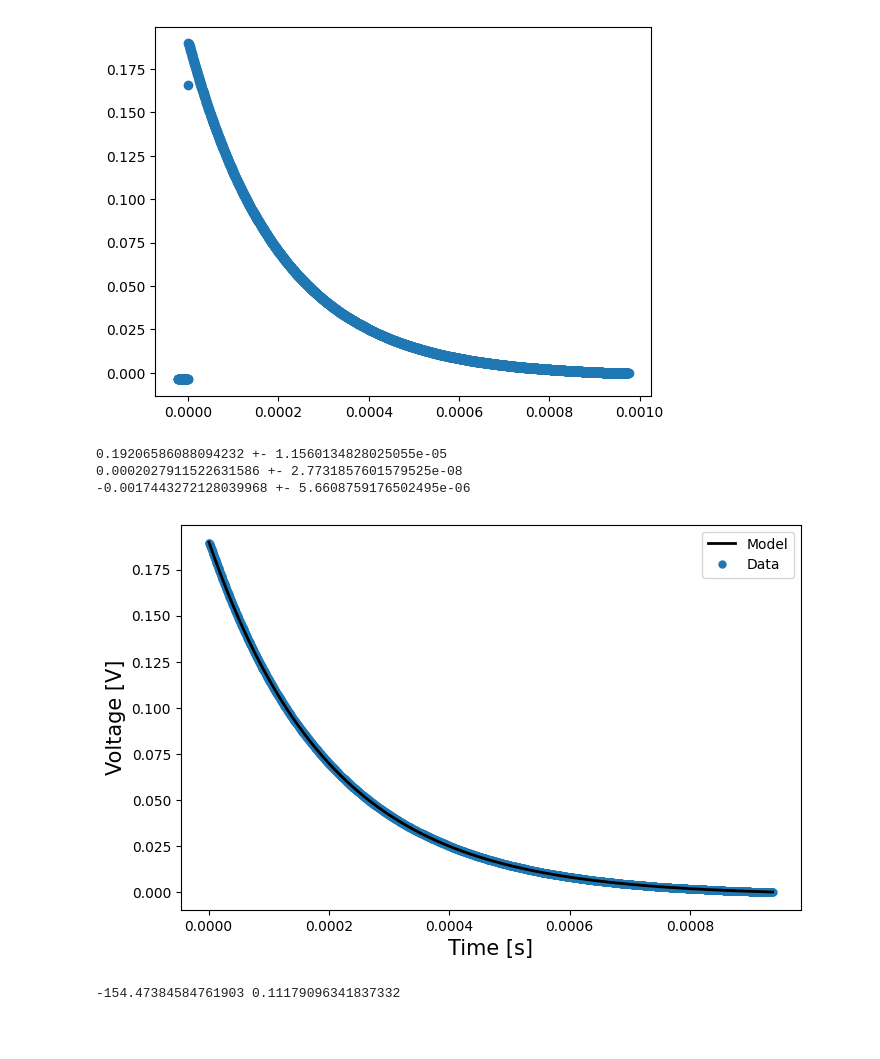
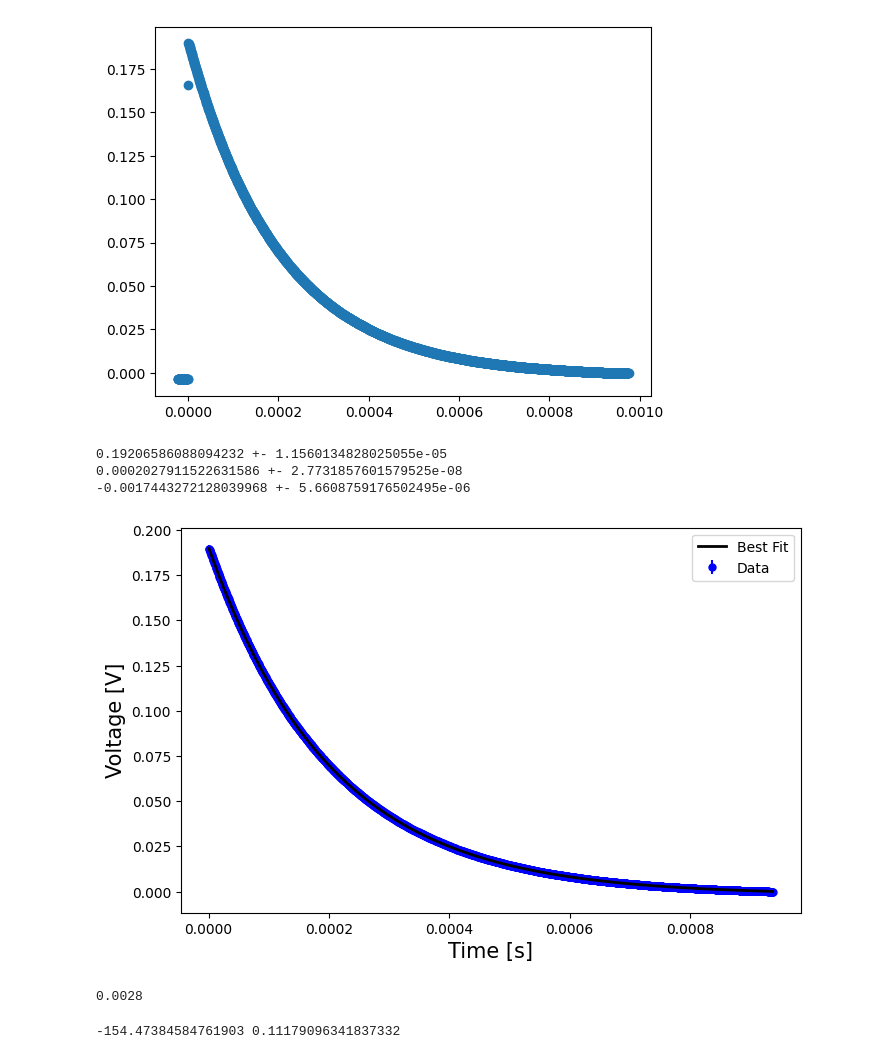
Before and after one commit to devkhullar/phys2925, a Jupyter notebook: lrc_circuits/code/analysis.ipynb, the cells around one changed output. Cells and saved outputs as stored; diff of their text form; code cells hidden in the pictures; blank space fills up the shorter version.

```diff
--- a/lrc_circuits/code/analysis.ipynb
+++ b/lrc_circuits/code/analysis.ipynb
@@ -31,37 +31,43 @@ popt, pcov = curve_fit(model_func, x, y, p0=[1, 1, 1])
 a, k, b= popt
 a_err, k_err, b_err = np.sqrt(np.diag(pcov))
 
 print(f'{a} +- {a_err}')
 print(f'{k} +- {k_err}')
 print(f'{b} +- {b_err}')
 
 
 fig, ax = plt.subplots(figsize=(8, 5))
 ax.errorbar(
     x,
     y,
     fmt='o',
     markersize=5,
-    label='Data'
+    label='Data',
+    c='blue',
+    yerr=0.002
 )
 ax.plot(
     x,
     model_func(x, a, k, b),
     c='k',
     linewidth=2,
     zorder=15,
-    label='Model'
+    label='Best Fit'
 )
 ax.legend()
 ax.set_xlabel('Time [s]', fontsize=fontsize)
 ax.set_ylabel('Voltage [V]', fontsize=fontsize)
 
-plt.savefig('../tex/figures/calista_part1_voltage_vs_time.png', bbox_inches='tight')
+plt.savefig('../tex/figures/part1_voltage_vs_time.png', bbox_inches='tight')
 # %% [output]
 0.19206586088094232 +- 1.1560134828025055e-05
 0.0002027911522631586 +- 2.7731857601579525e-08
 -0.0017443272128039968 +- 5.6608759176502495e-06
-[figure, old version]
+[figure, new version]
+# %%
+28 / 5/ 2 * 10**(-3)
+# %% [output]
+0.0028
 # %%
 fig, ax = plt.subplots()
 ax.scatter(
```
Also changed, not shown: parts of 6 cells of this notebook.
